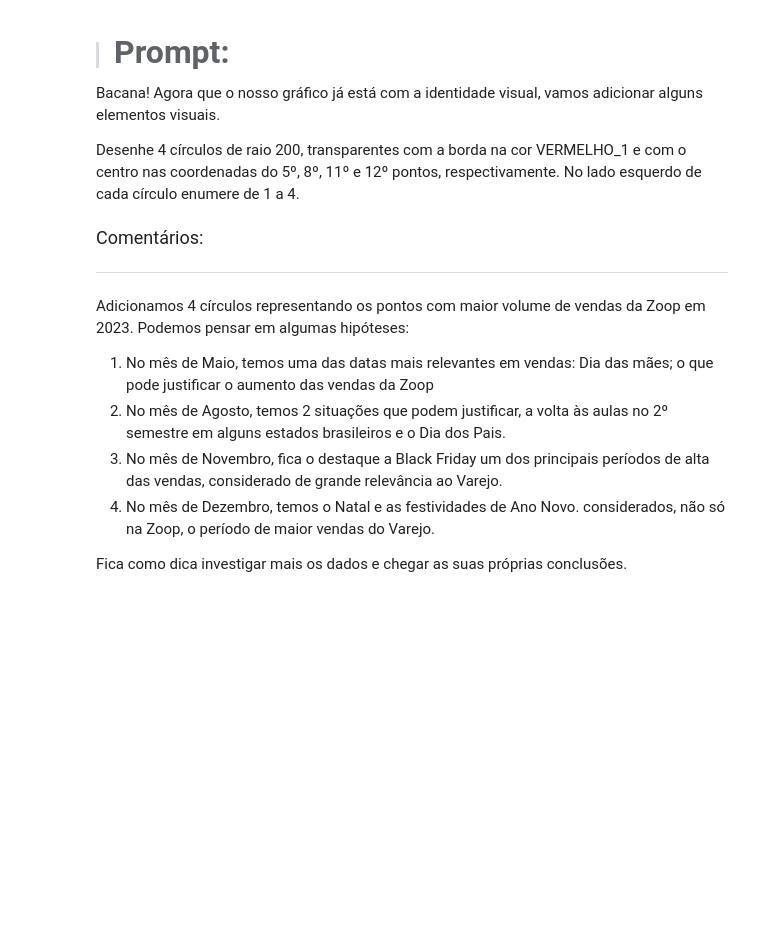
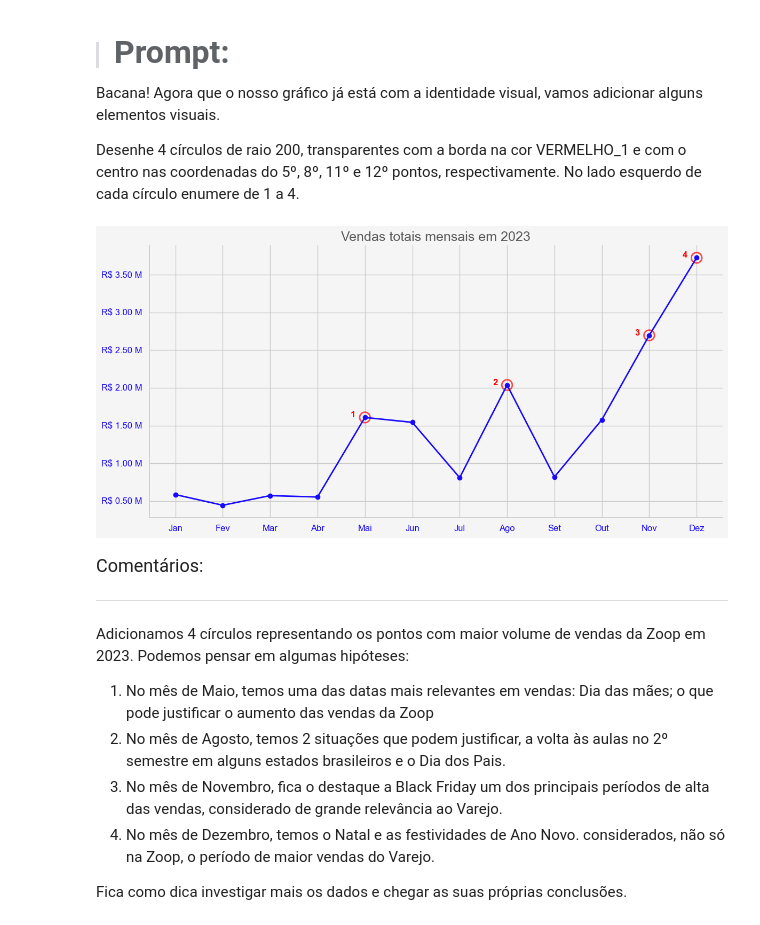
Before and after one commit to JCrpa/curso11_python_data_science_IA_dataviz, a Jupyter notebook: Projeto_Inicial_IA_aplicada_a_Data_Science.ipynb, the cells around one changed output. Saved outputs shown, nothing was run; the diff lists cells and outputs as text; code cells hidden in the pictures; blank space fills up the shorter version.

```diff
--- a/Projeto_Inicial_IA_aplicada_a_Data_Science.ipynb
+++ b/Projeto_Inicial_IA_aplicada_a_Data_Science.ipynb
@@ -1457,3 +1688,57 @@ Desenhe 4 círculos de raio 200, transparentes com a borda na cor VERMELHO_1 e
+# %%
+import matplotlib.pyplot as plt
+import matplotlib.ticker as ticker
+import matplotlib.patches as patches
+
+# Cores definidas
+CINZA_1 = '#F5F5F5'
+CINZA_5 = '#595959'
+AZUL_1 = '#1809FF'
+VERMELHO_1 = '#FF0000'
+
+# Criação da figura
+fig, ax = plt.subplots(figsize=(12, 6), facecolor=CINZA_1)
+ax.set_facecolor(CINZA_1)
+
+# Plotagem da linha
+ax.plot(vendas_mensais['mes'], vendas_mensais['faturamento'], marker='o', color=AZUL_1, linewidth=2)
+
+# Título
+ax.set_title('Vendas totais mensais em 2023', fontsize=18, color=CINZA_5)
+
+# Remoção dos labels dos eixos
+ax.set_xlabel('')
+ax.set_ylabel('')
+
+# Estilização dos rótulos do eixo Y
+ax.yaxis.set_major_formatter(ticker.FuncFormatter(lambda x, _: f'R$ {x/1e6:.2f} M'))
+ax.tick_params(axis='y', labelsize=12, colors=AZUL_1)
+
+# Estilização dos rótulos do eixo X
+ax.tick_params(axis='x', labelsize=12, colors=AZUL_1)
+
+# Remoção das bordas superiores e direita
+ax.spines['right'].set_visible(False)
+ax.spines['top'].set_visible(False)
+
+# --- Adiciona círculos ao redor de pontos específicos ---
+# Adicionar círculos numerados
+for i, point in enumerate([(4, vendas_mensais.iloc[4]),
+                           (7, vendas_mensais.iloc[7]),
+                           (10, vendas_mensais.iloc[10]),
+                           (11, vendas_mensais.iloc[11])], start=1):
+
+    plt.scatter(point[0], point[1]['faturamento'], s=200,
+                facecolors='none', edgecolors=VERMELHO_1, linewidths=2, alpha=0.7)
+
+    plt.text(point[0] - 0.3, point[1]['faturamento'] + 0.1, str(i),
+             fontsize=12, color=VERMELHO_1, fontweight='bold')
+
+# Exibição
+plt.tight_layout()
+plt.show()
+# %% [output]
+[figure, added]
 # %% [markdown]
 <font color="7b71ff" size=4> Comentários: </font>
 
```
Also changed, not shown: parts of 46 cells of this notebook, 2 other files.
